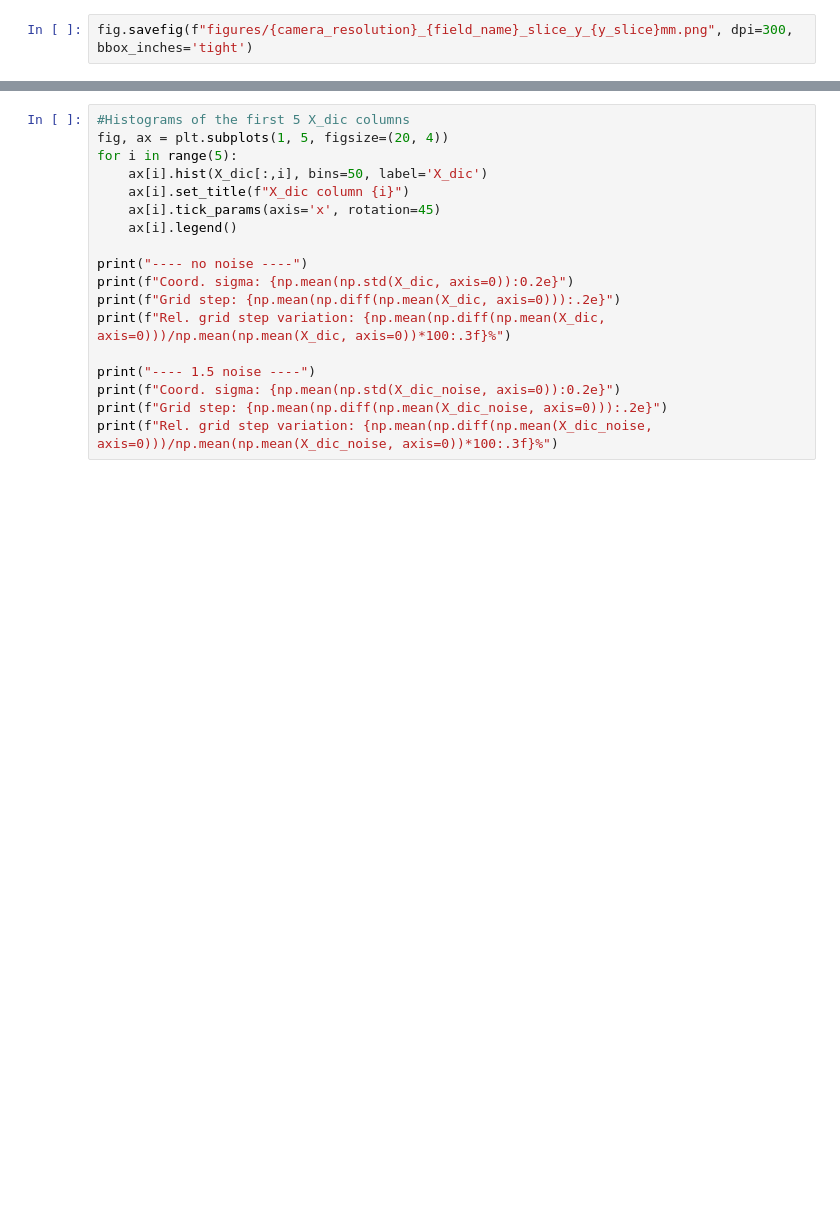
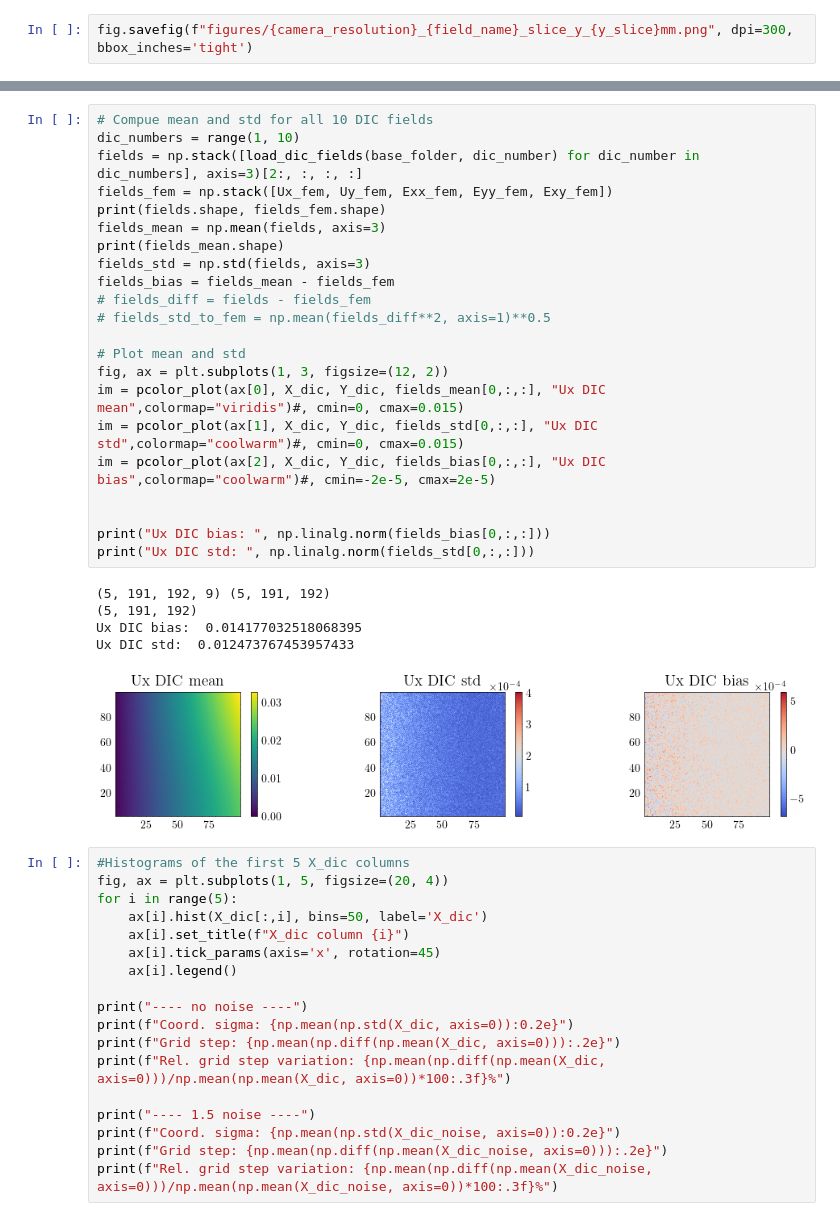
Before and after one commit to bonneted/PINN-MT2.0, a Jupyter notebook: 1_side_loaded_plate/2_noise_study/dic_study.ipynb, the cells around one changed output, grey strips where cells are left out. Drawn from its saved outputs; the diff is of its cells as text; blank space fills up the shorter version.

```diff
--- a/1_side_loaded_plate/2_noise_study/dic_study.ipynb
+++ b/1_side_loaded_plate/2_noise_study/dic_study.ipynb
@@ -254,3 +264,31 @@ im = pcolor_plot(ax[2], X_dic, Y_dic, Uy_dic_noise-Uy_fem.reshape(X_dic.shape),
+# %%
+# Compue mean and std for all 10 DIC fields
+dic_numbers = range(1, 10)
+fields = np.stack([load_dic_fields(base_folder, dic_number) for dic_number in dic_numbers], axis=3)[2:, :, :, :]
+fields_fem = np.stack([Ux_fem, Uy_fem, Exx_fem, Eyy_fem, Exy_fem])
+print(fields.shape, fields_fem.shape)
+fields_mean = np.mean(fields, axis=3)
+print(fields_mean.shape)
+fields_std = np.std(fields, axis=3)
+fields_bias = fields_mean - fields_fem
+# fields_diff = fields - fields_fem
+# fields_std_to_fem = np.mean(fields_diff**2, axis=1)**0.5
+
+# Plot mean and std
+fig, ax = plt.subplots(1, 3, figsize=(12, 2))
+im = pcolor_plot(ax[0], X_dic, Y_dic, fields_mean[0,:,:], "Ux DIC mean",colormap="viridis")#, cmin=0, cmax=0.015)
+im = pcolor_plot(ax[1], X_dic, Y_dic, fields_std[0,:,:], "Ux DIC std",colormap="coolwarm")#, cmin=0, cmax=0.015)
+im = pcolor_plot(ax[2], X_dic, Y_dic, fields_bias[0,:,:], "Ux DIC bias",colormap="coolwarm")#, cmin=-2e-5, cmax=2e-5)
+
+
+print("Ux DIC bias: ", np.linalg.norm(fields_bias[0,:,:]))
+print("Ux DIC std: ", np.linalg.norm(fields_std[0,:,:]))
+# %% [output]
+(5, 191, 192, 9) (5, 191, 192)
+(5, 191, 192)
+Ux DIC bias:  0.014177032518068395
+Ux DIC std:  0.012473767453957433
+[figure, added]
 # %%
 #Histograms of the first 5 X_dic columns
 fig, ax = plt.subplots(1, 5, figsize=(20, 4))
```
Also changed, not shown: parts of 4 cells of this notebook.
